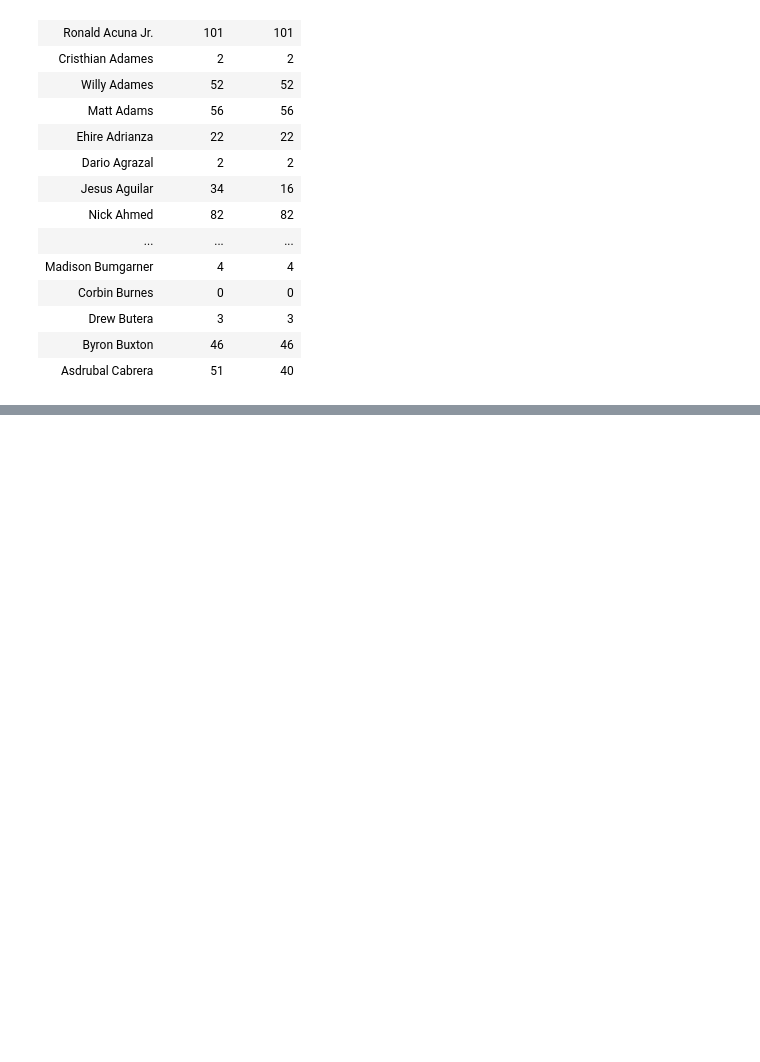
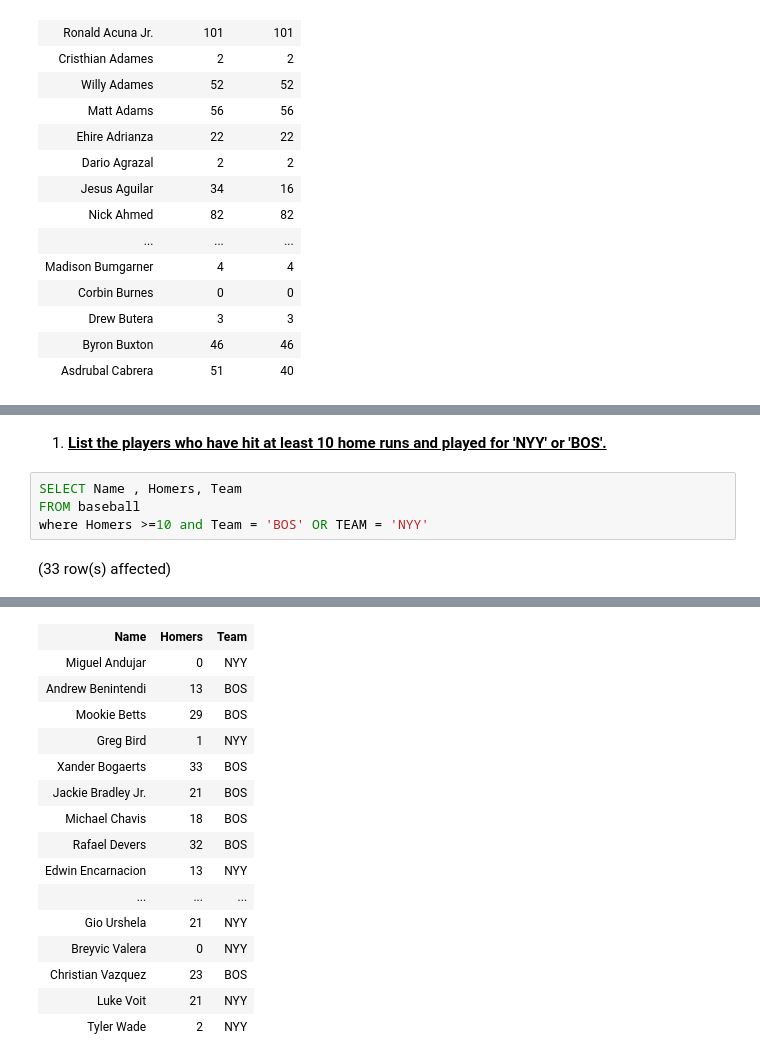
Before and after one commit to Vinayak0807/database-2023, a Jupyter notebook: baseball.ipynb, the cells around one changed output, grey strips where cells are left out. Cells and saved outputs as stored; diff of their text form; blank space fills up the shorter version.

```diff
--- a/baseball.ipynb
+++ b/baseball.ipynb
@@ -246,0 +283,8 @@ Total execution time: 00:00:01.019
+# %% [markdown]
+1. **<u>List the players who have hit at least 10 home runs and played for 'NYY' or 'BOS'.</u>**
+# %%
+SELECT Name , Homers, Team
+FROM baseball
+where Homers >=10 and Team = 'BOS' OR TEAM = 'NYY'
+# %% [output]
+(33 row(s) affected)
@@ -246,0 +292,16 @@ Total execution time: 00:00:01.019
+| Name | Homers | Team |
+| Miguel Andujar | 0 | NYY |
+| Andrew Benintendi | 13 | BOS |
+| Mookie Betts | 29 | BOS |
+| Greg Bird | 1 | NYY |
+| Xander Bogaerts | 33 | BOS |
+| Jackie Bradley Jr. | 21 | BOS |
+| Michael Chavis | 18 | BOS |
+| Rafael Devers | 32 | BOS |
+| Edwin Encarnacion | 13 | NYY |
+| ... | ... | ... |
+| Gio Urshela | 21 | NYY |
+| Breyvic Valera | 0 | NYY |
+| Christian Vazquez | 23 | BOS |
+| Luke Voit | 21 | NYY |
+| Tyler Wade | 2 | NYY |
```
Also changed, not shown: parts of 7 cells of this notebook.
